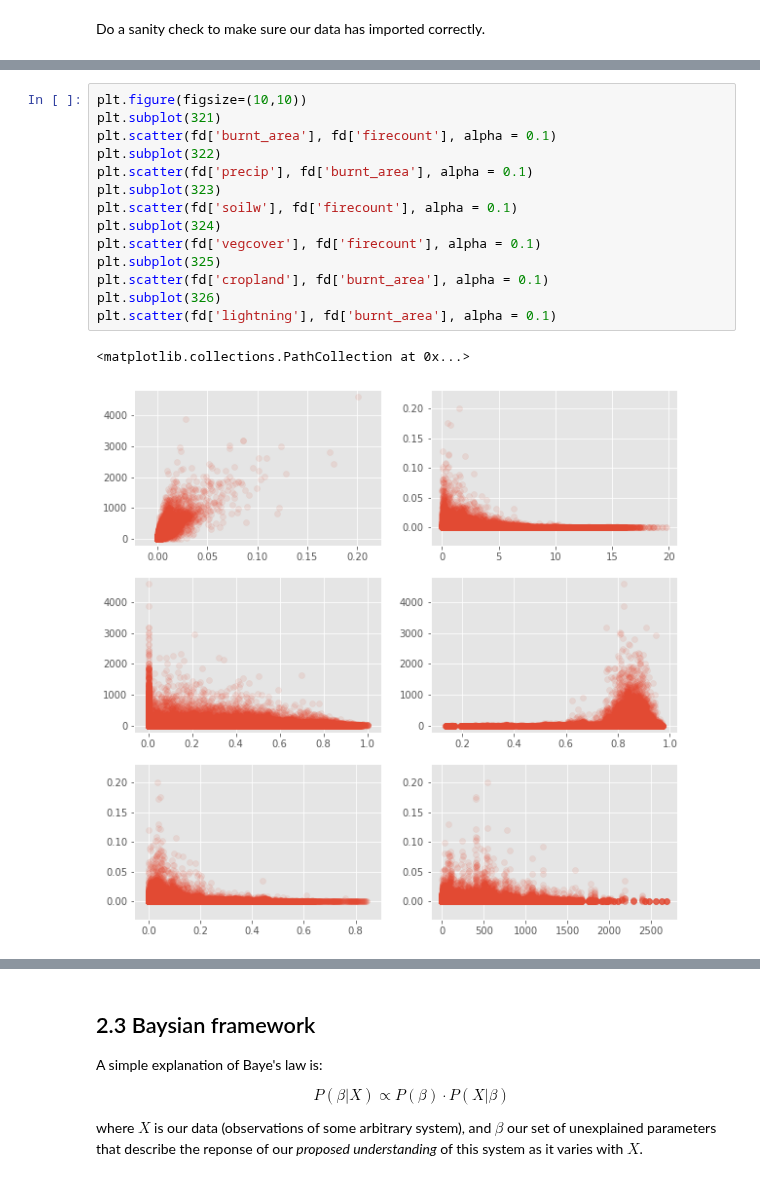
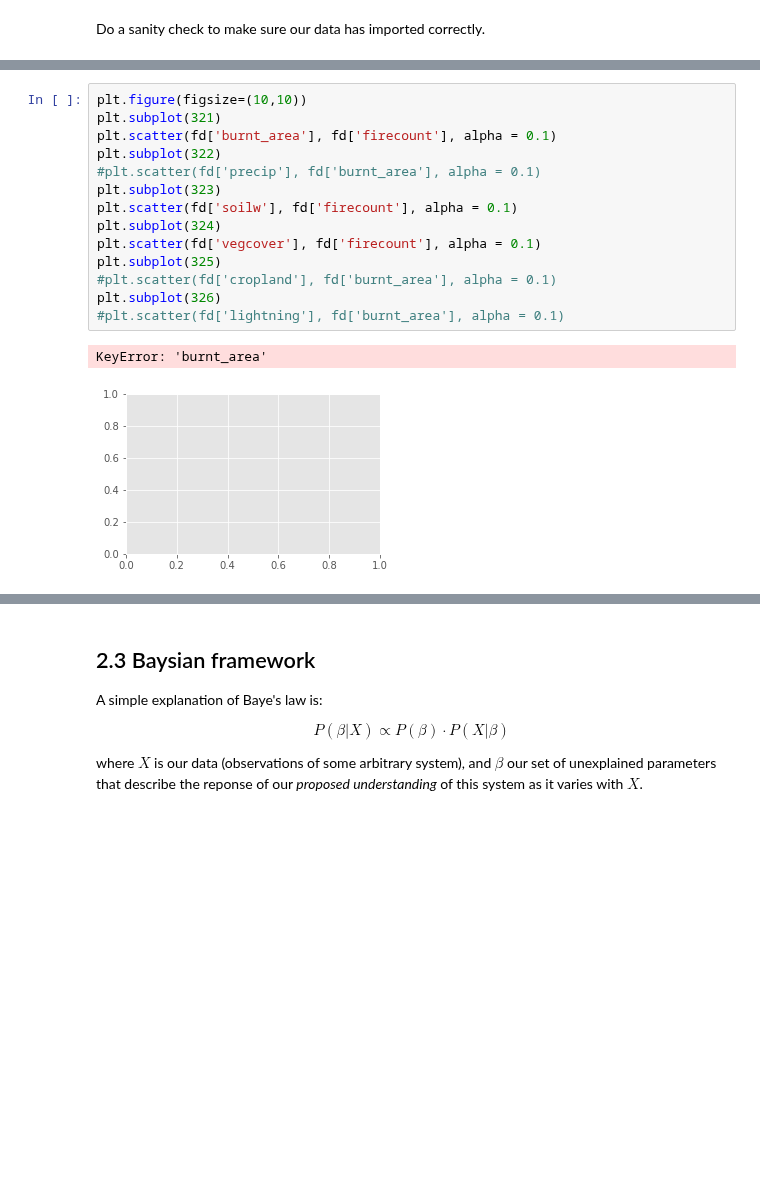
Before and after one commit to douglask3/amazon_fires, a Jupyter notebook: optimise_run_model/bayesian_inference.ipynb, the cells around one changed output, grey strips where cells are left out. Cells and saved outputs as stored; diff of their text form; blank space fills up the shorter version.

```diff
--- a/optimise_run_model/bayesian_inference.ipynb
+++ b/optimise_run_model/bayesian_inference.ipynb
@@ -225,20 +225,20 @@ fd.head()
 # %%
 plt.figure(figsize=(10,10))
 plt.subplot(321)
 plt.scatter(fd['burnt_area'], fd['firecount'], alpha = 0.1)
 plt.subplot(322)
-plt.scatter(fd['precip'], fd['burnt_area'], alpha = 0.1)
+#plt.scatter(fd['precip'], fd['burnt_area'], alpha = 0.1)
 plt.subplot(323)
 plt.scatter(fd['soilw'], fd['firecount'], alpha = 0.1)
 plt.subplot(324)
 plt.scatter(fd['vegcover'], fd['firecount'], alpha = 0.1)
 plt.subplot(325)
-plt.scatter(fd['cropland'], fd['burnt_area'], alpha = 0.1)
+#plt.scatter(fd['cropland'], fd['burnt_area'], alpha = 0.1)
 plt.subplot(326)
-plt.scatter(fd['lightning'], fd['burnt_area'], alpha = 0.1)
+#plt.scatter(fd['lightning'], fd['burnt_area'], alpha = 0.1)
 # %% [output]
-<matplotlib.collections.PathCollection at 0x...>
+KeyError: 'burnt_area'
-[figure, old version]
+[figure, new version]
 # %%
 fd.info()
 print(fd.max())
```
Also changed, not shown: parts of 5 cells of this notebook, 1 other file.
